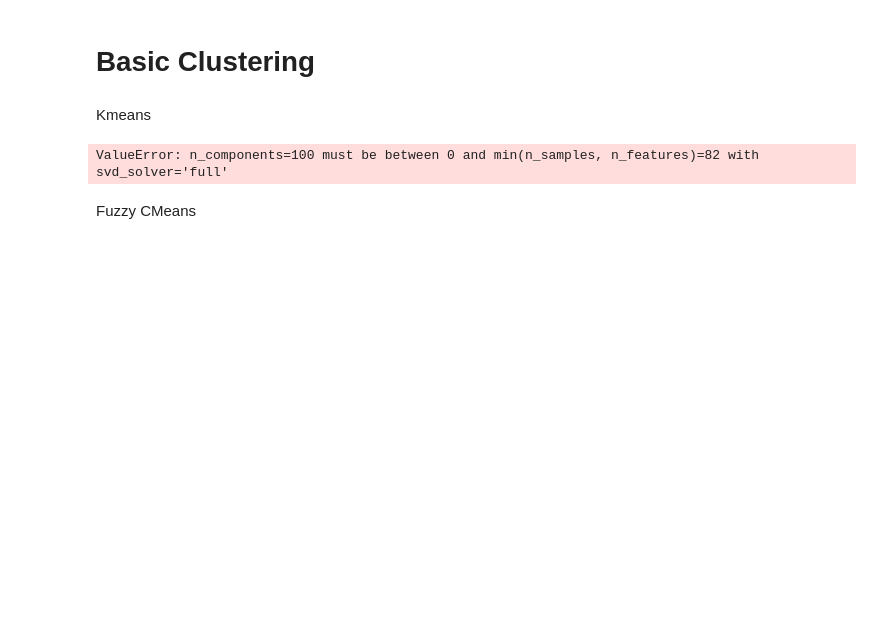
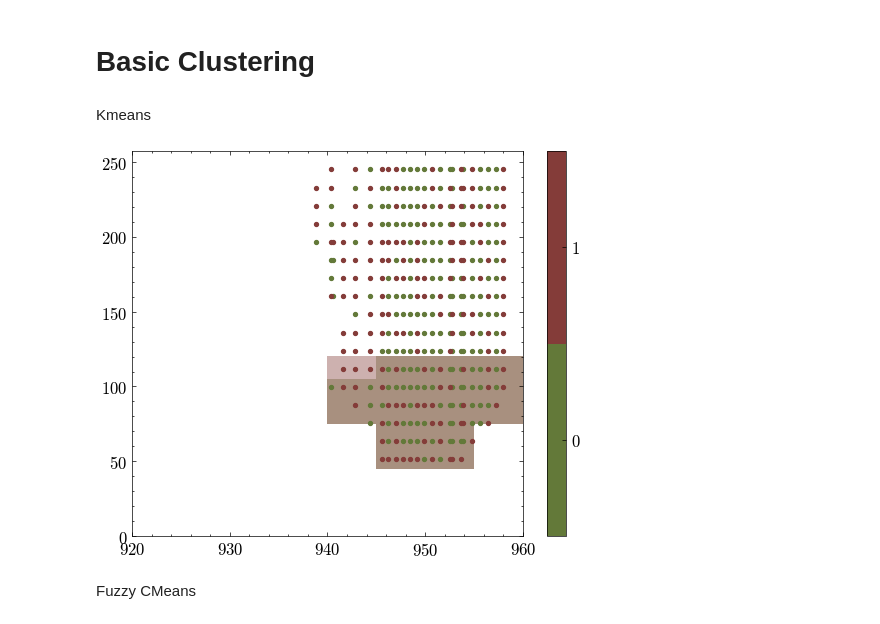
Before and after one commit to phbecimperial/Supervised-clustering-phase-pBEC, a Jupyter notebook: MultiMode Analysis/Phase_diagram_notebook.ipynb, the cells around one changed output. Saved outputs shown, nothing was run; the diff lists cells and outputs as text; code cells hidden in the pictures; blank space fills up the shorter version.

```diff
--- a/MultiMode Analysis/Phase_diagram_notebook.ipynb
+++ b/MultiMode Analysis/Phase_diagram_notebook.ipynb
@@ -239,16 +248,16 @@ bins = histogram.numpy_bins #Get bins to use in numpy - Use later!
 Kmeans
 # %%
 # Kmeans clustering on images
-cluster_labels, _ = Meta_classifier.Kmeans_no_CNN(data['file'][stim_mask], 2)
+cluster_labels, _ = Meta_classifier.Kmeans_no_CNN(data['file'][stim_pos_mask], 2)
 
 # Plots each cluster
 fig, ax, _, _ = power_length_analysis.all_cluster_plot(
     np.amax(cluster_labels), cluster_labels,
-    data['pca_length'][stim_mask], data['power'][stim_mask],
+    data['pca_length'][stim_pos_mask], data['power'][stim_pos_mask],
     'tab20b', 8, [920, 960], [0, 120], 8
 )
 # %% [output]
-ValueError: n_components=100 must be between 0 and min(n_samples, n_features)=82 with svd_solver='full'
+[figure, added]
 # %% [markdown]
 Fuzzy CMeans
 # %%
```
Also changed, not shown: parts of 29 cells of this notebook, 6 other files.
